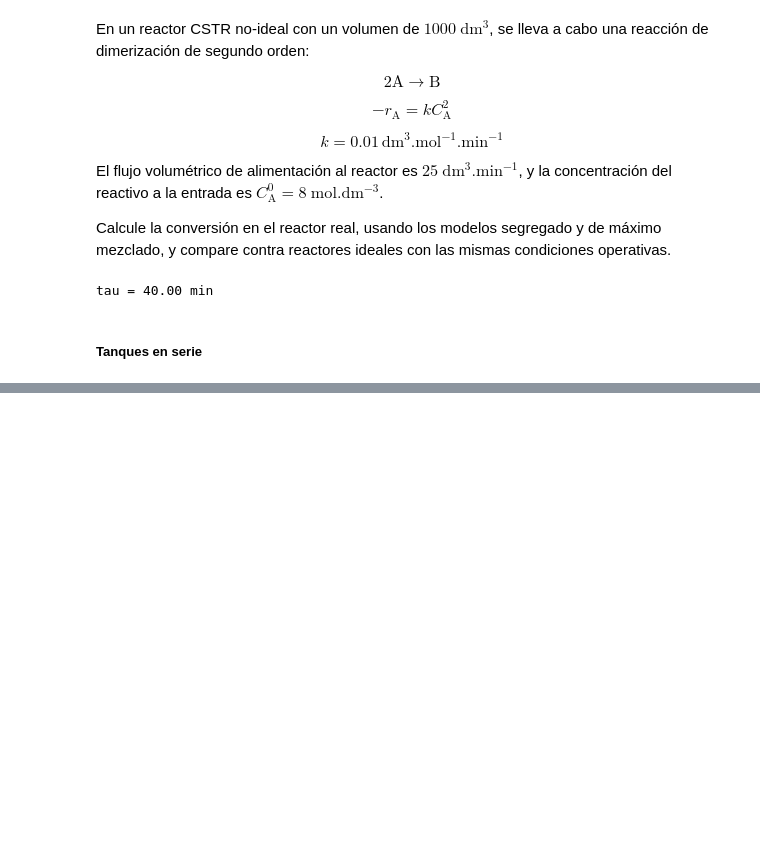
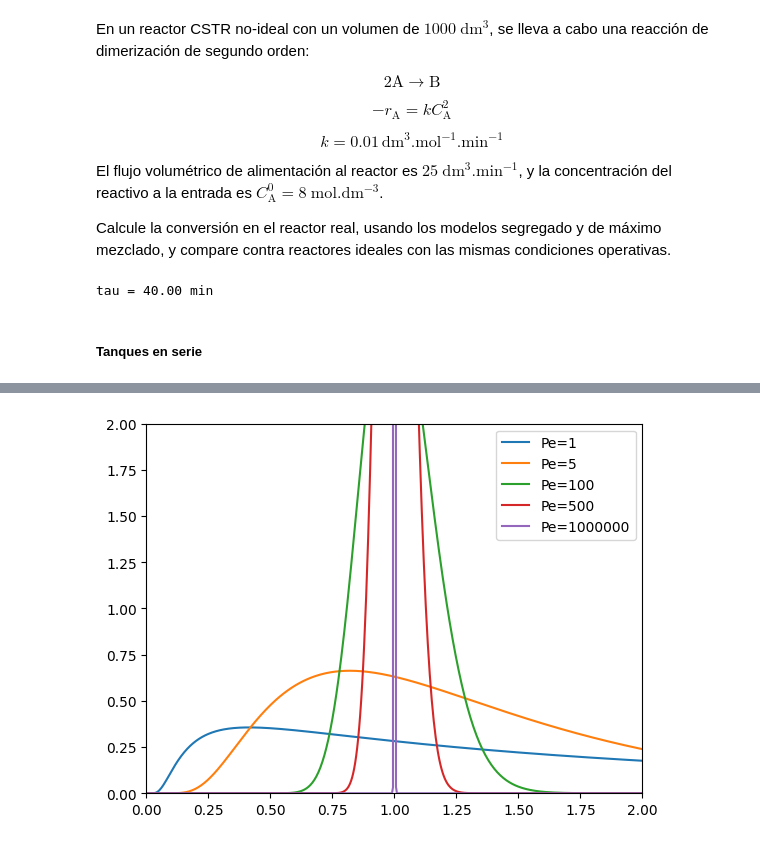
Before and after one commit to eicastroc/Kin_Cinvestav_IngMetalurgica, a Jupyter notebook: 05_analisisRTD/05_modelos_un_parametro.ipynb, the cells around one changed output, grey strips where cells are left out. Drawn from its saved outputs; the diff is of its cells as text; code cells hidden in the pictures; blank space fills up the shorter version.

```diff
--- a/05_analisisRTD/05_modelos_un_parametro.ipynb
+++ b/05_analisisRTD/05_modelos_un_parametro.ipynb
@@ -319,0 +321,26 @@ Conversion, X
+# %%
+
+
+def Edisp(t, tau, peclet):
+    t_safe = np.clip(t, np.finfo(float).eps, None)
+    output = (1 / tau
+              / np.sqrt(4. * np.pi * t_safe / peclet)
+                  * np.exp(
+                      -(1. - t_safe) ** 2
+                      / (4. * t_safe / peclet)))
+    return output
+# %%
+tau = 1.0
+t = np.linspace(0, 2, 500)
+peclet = [1, 5, 100, 500, int(1e6)]
+
+fig, ax = plt.subplots()
+
+for pe in peclet:
+    ax.plot(t, Edisp(t, tau, pe), label=f"Pe={pe}")
+ax.legend()
+ax.set_xlim(0, 2)
+ax.set_ylim(0, 2)
+plt.show()
+# %% [output]
+[figure, added]
```
Also changed, not shown: parts of 15 cells of this notebook, 6 other files.
